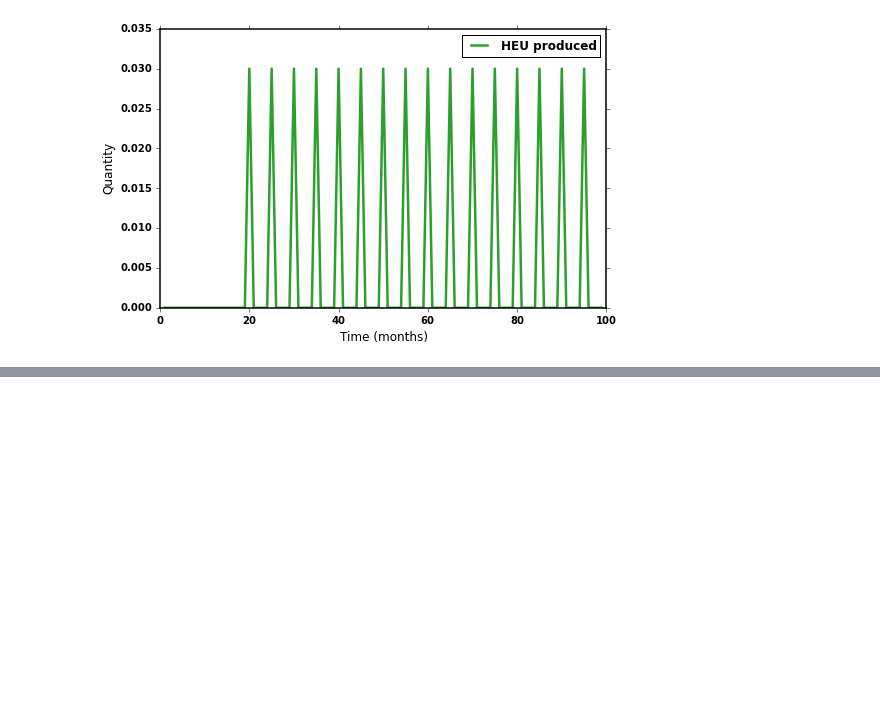
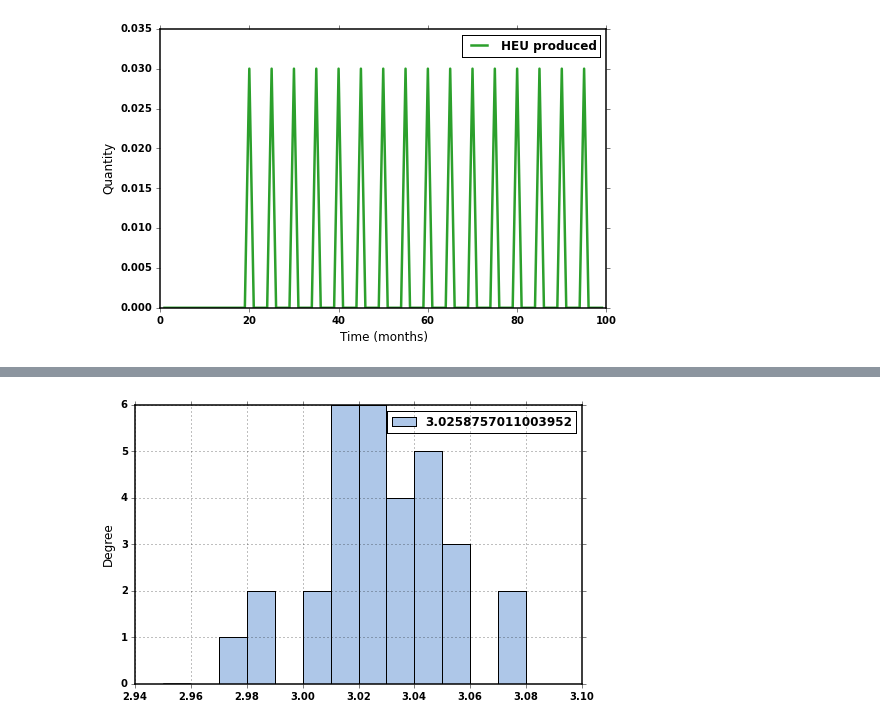
Before and after one commit to bam241/cvt_analysis, a Jupyter notebook: UM_Testing.ipynb, the cells around one changed output, grey strips where cells are left out. Cells and saved outputs as stored; diff of their text form; code cells hidden in the pictures; blank space fills up the shorter version.

```diff
--- a/UM_Testing.ipynb
+++ b/UM_Testing.ipynb
@@ -125,0 +126,21 @@ if ps == 1:
+# %%
+freq = 1
+if freq == 1:
+    freq_file = dir + 'SHIP_15_mm_5enrich_lowtails.sqlite.dat'
+    raw_freq = pd.read_csv(freq_file)
+    precision=2
+
+    bins=15
+    hist_min=2.95
+    hist_max=3.1
+    m_hist = raw_freq.plot(kind='hist', bins=bins,color=tableau20[i_leu+1],
+                  alpha=1.0,range=(hist_min,hist_max),normed=0,label='LEU Shipments')
+    mean_delta = np.mean(raw_freq)
+    variance_delta = np.var(raw_freq)
+    sigma_delta = np.sqrt(variance_delta)
+    x = np.linspace(hist_min,hist_max,100)
+    #plt.ylim([6,7])
+    if ps == 1:
+        savefig(plot_dir + pfix + 'ship_hist_leu.png')
+# %% [output]
+[figure, added]
```
Also changed, not shown: parts of 4 cells of this notebook, 1 other file.
